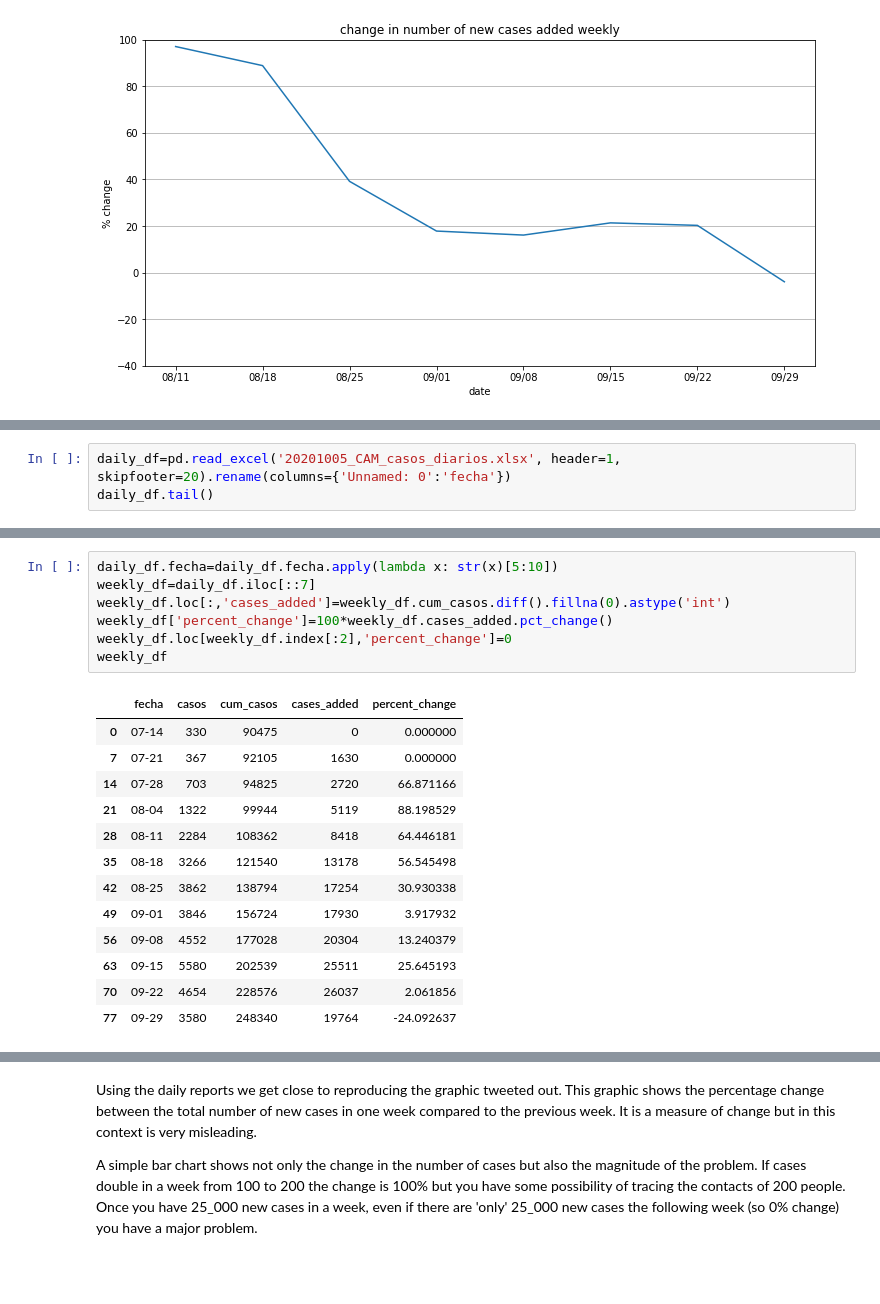
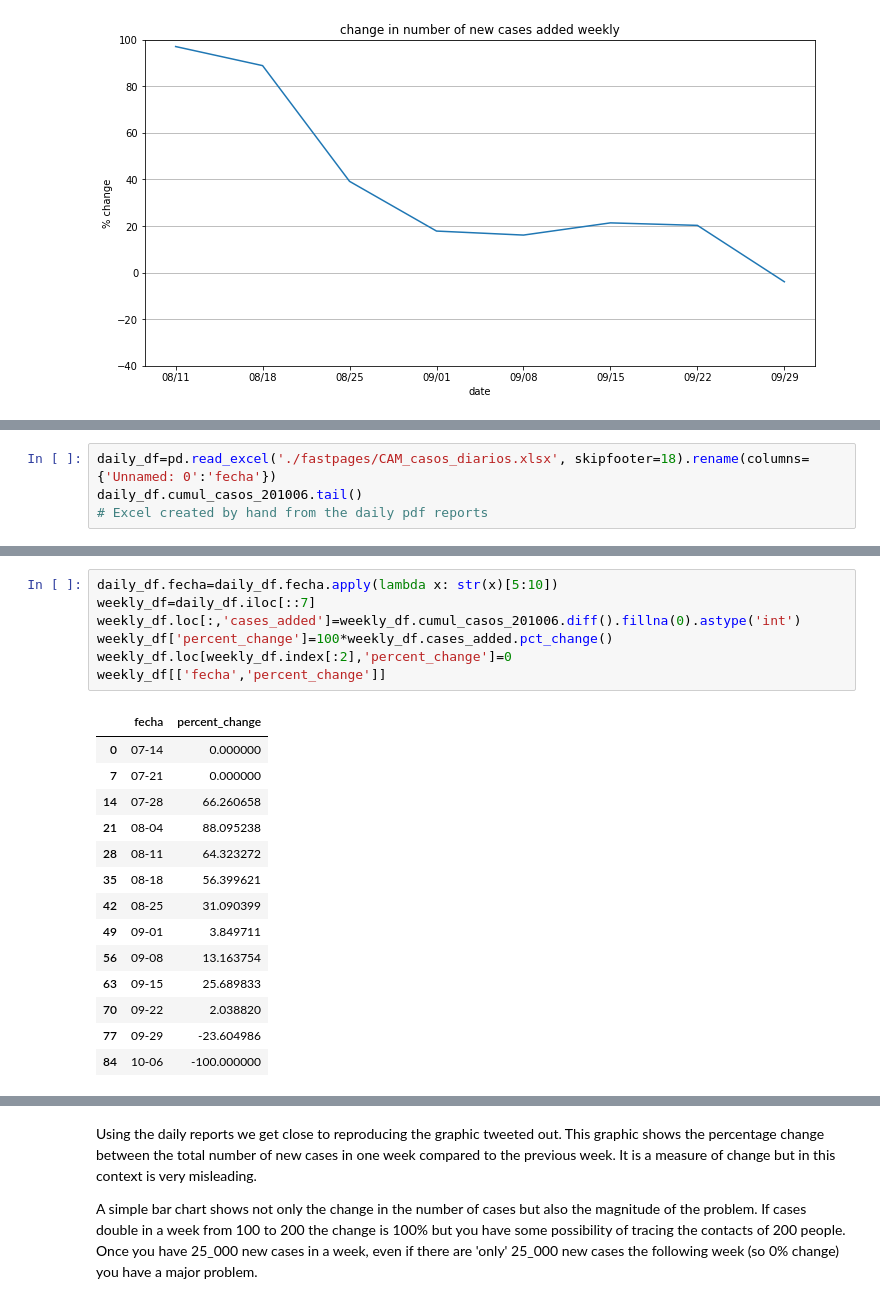
Before and after one commit to AlisonDavey/fastpages, a Jupyter notebook: _notebooks/2020-10-06-disinformation.ipynb, the cells around one changed output, grey strips where cells are left out. Saved outputs shown, nothing was run; the diff lists cells and outputs as text; blank space fills up the shorter version.

```diff
--- a/_notebooks/2020-10-06-disinformation.ipynb
+++ b/_notebooks/2020-10-06-disinformation.ipynb
@@ -200,4 +202,5 @@ plt.title('change in number of new cases added weekly');
 # %%
-daily_df=pd.read_excel('20201005_CAM_casos_diarios.xlsx', header=1, skipfooter=20).rename(columns={'Unnamed: 0':'fecha'})
-daily_df.tail()
+daily_df=pd.read_excel('./fastpages/CAM_casos_diarios.xlsx', skipfooter=18).rename(columns={'Unnamed: 0':'fecha'})
+daily_df.cumul_casos_201006.tail()
+# Excel created by hand from the daily pdf reports
 # %% [output]
@@ -219,24 +222,25 @@ plt.title('cases added daily');
 # %%
 daily_df.fecha=daily_df.fecha.apply(lambda x: str(x)[5:10])
 weekly_df=daily_df.iloc[::7]
-weekly_df.loc[:,'cases_added']=weekly_df.cum_casos.diff().fillna(0).astype('int')
+weekly_df.loc[:,'cases_added']=weekly_df.cumul_casos_201006.diff().fillna(0).astype('int')
 weekly_df['percent_change']=100*weekly_df.cases_added.pct_change()
 weekly_df.loc[weekly_df.index[:2],'percent_change']=0
-weekly_df
+weekly_df[['fecha','percent_change']]
 # %% [output]
-|  | fecha | casos | cum_casos | cases_added | percent_change |
-| 0 | 07-14 | 330 | 90475 | 0 | 0.000000 |
-| 7 | 07-21 | 367 | 92105 | 1630 | 0.000000 |
-| 14 | 07-28 | 703 | 94825 | 2720 | 66.871166 |
-| 21 | 08-04 | 1322 | 99944 | 5119 | 88.198529 |
-| 28 | 08-11 | 2284 | 108362 | 8418 | 64.446181 |
-| 35 | 08-18 | 3266 | 121540 | 13178 | 56.545498 |
-| 42 | 08-25 | 3862 | 138794 | 17254 | 30.930338 |
-| 49 | 09-01 | 3846 | 156724 | 17930 | 3.917932 |
-| 56 | 09-08 | 4552 | 177028 | 20304 | 13.240379 |
-| 63 | 09-15 | 5580 | 202539 | 25511 | 25.645193 |
-| 70 | 09-22 | 4654 | 228576 | 26037 | 2.061856 |
-| 77 | 09-29 | 3580 | 248340 | 19764 | -24.092637 |
+|  | fecha | percent_change |
+| 0 | 07-14 | 0.000000 |
+| 7 | 07-21 | 0.000000 |
+| 14 | 07-28 | 66.260658 |
+| 21 | 08-04 | 88.095238 |
+| 28 | 08-11 | 64.323272 |
+| 35 | 08-18 | 56.399621 |
+| 42 | 08-25 | 31.090399 |
+| 49 | 09-01 | 3.849711 |
+| 56 | 09-08 | 13.163754 |
+| 63 | 09-15 | 25.689833 |
+| 70 | 09-22 | 2.038820 |
+| 77 | 09-29 | -23.604986 |
+| 84 | 10-06 | -100.000000 |
 # %%
 #collapse-hide
 fig, ax = plt.subplots(1,1,figsize=(10,6))
```
Also changed, not shown: parts of 13 cells of this notebook.
